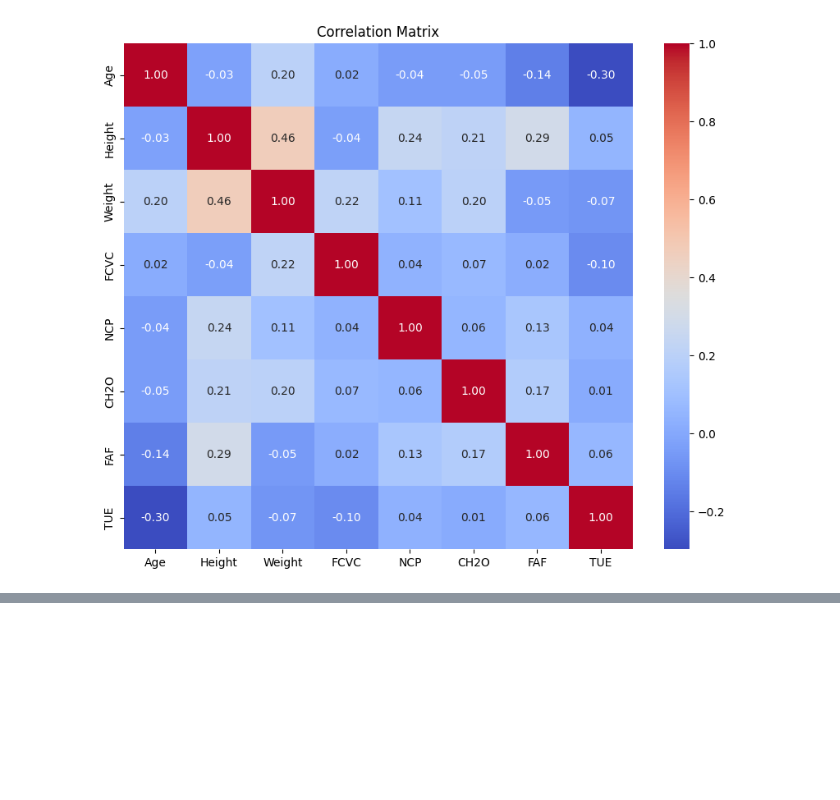
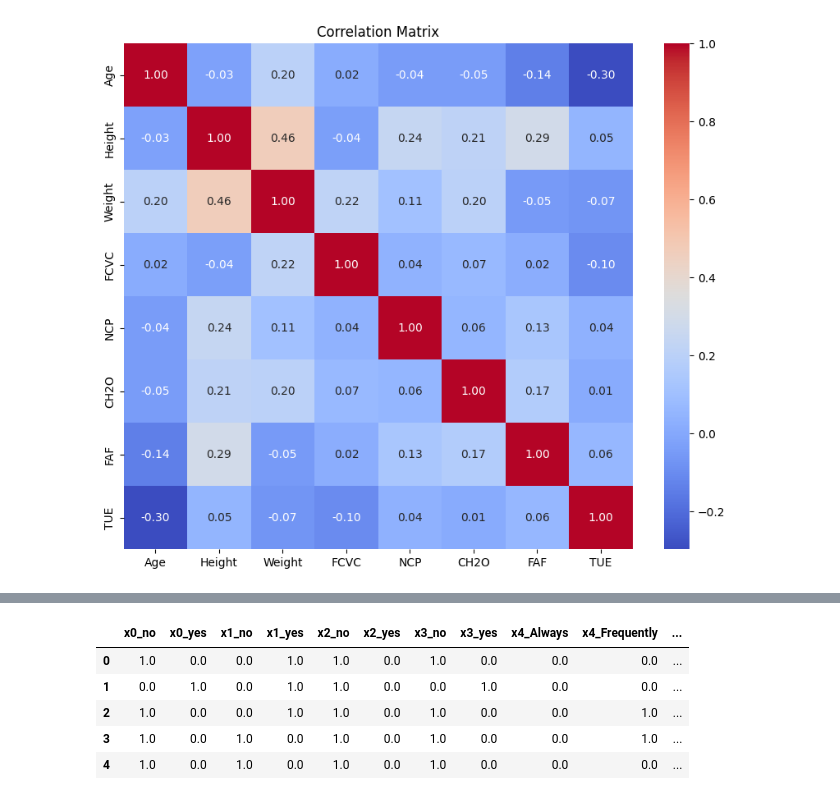
Before and after one commit to purplefunke/Taller_final, a Jupyter notebook: ML_Final/Final.ipynb, the cells around one changed output, grey strips where cells are left out. Drawn from its saved outputs; the diff is of its cells as text; code cells hidden in the pictures; blank space fills up the shorter version.

```diff
--- a/ML_Final/Final.ipynb
+++ b/ML_Final/Final.ipynb
@@ -467,0 +476,3 @@ TUE     1.000000
+# %%
+data_source = pd.concat([X, y], axis=1)
+print(data_source)
@@ -467,0 +627,14 @@ TUE     1.000000
+# %%
+### Hacemos un fit_transform de las variables numéricas
+from sklearn.preprocessing import StandardScaler, MinMaxScaler
+
+## HAcemos las estandarización de las variables numéricas de la siguiente forma:
+## StandardScaler -> ['Age', 'FAVC','NCP']
+## MinMaxScaler -> ['CH2O','FAF','TUE']
+
+SS_COLS=['Age','NCP']
+MM_COLS=['CH2O','FAF','TUE']
+
+## Instanciamos los objetos
+ss=StandardScaler()
+mm=MinMaxScaler()
@@ -467,0 +729,18 @@ TUE     1.000000
+# %%
+## Data procesada
+pd.set_option('display.max_columns', None)
+
+data_processed_arr=preprocessor.fit_transform(data_source[OHE_COLS+SS_COLS+MM_COLS],y)
+
+data_processed=pd.DataFrame(data_processed_arr)
+
+data_processed.columns=preprocessor.transformers_[0][1]['encoder'].get_feature_names_out().tolist()+SS_COLS+MM_COLS
+
+data_processed.head()
+# %% [output]
+|  | x0_no | x0_yes | x1_no | x1_yes | x2_no | x2_yes | x3_no | x3_yes | x4_Always | x4_Frequently | ... |
+| 0 | 1.0 | 0.0 | 0.0 | 1.0 | 1.0 | 0.0 | 1.0 | 0.0 | 0.0 | 0.0 | ... |
+| 1 | 0.0 | 1.0 | 0.0 | 1.0 | 1.0 | 0.0 | 0.0 | 1.0 | 0.0 | 0.0 | ... |
+| 2 | 1.0 | 0.0 | 0.0 | 1.0 | 1.0 | 0.0 | 1.0 | 0.0 | 0.0 | 1.0 | ... |
+| 3 | 1.0 | 0.0 | 1.0 | 0.0 | 1.0 | 0.0 | 1.0 | 0.0 | 0.0 | 1.0 | ... |
+| 4 | 1.0 | 0.0 | 1.0 | 0.0 | 1.0 | 0.0 | 1.0 | 0.0 | 0.0 | 0.0 | ... |
```
Also changed, not shown: parts of 15 cells of this notebook.
